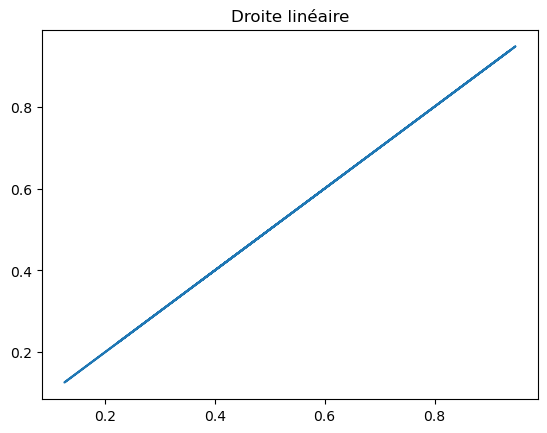
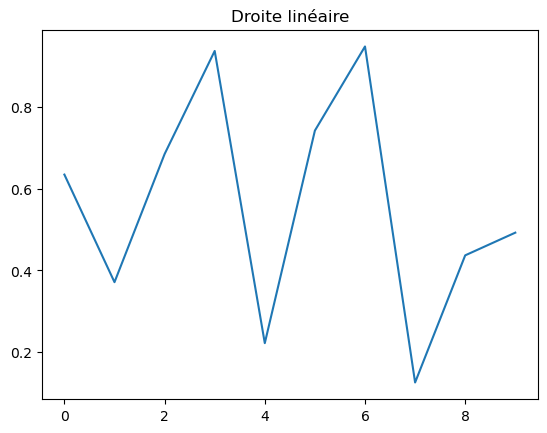
Code edit (unified diff) that turned the first committed figure into the second:
--- before
+++ after
@@ -1,2 +1,2 @@
-plt.plot(nombre.values, nombre['nombres'])
+plt.plot(nombre.index, nombre['nombres'])
 plt.title('Droite linéaire')

Commit: xp